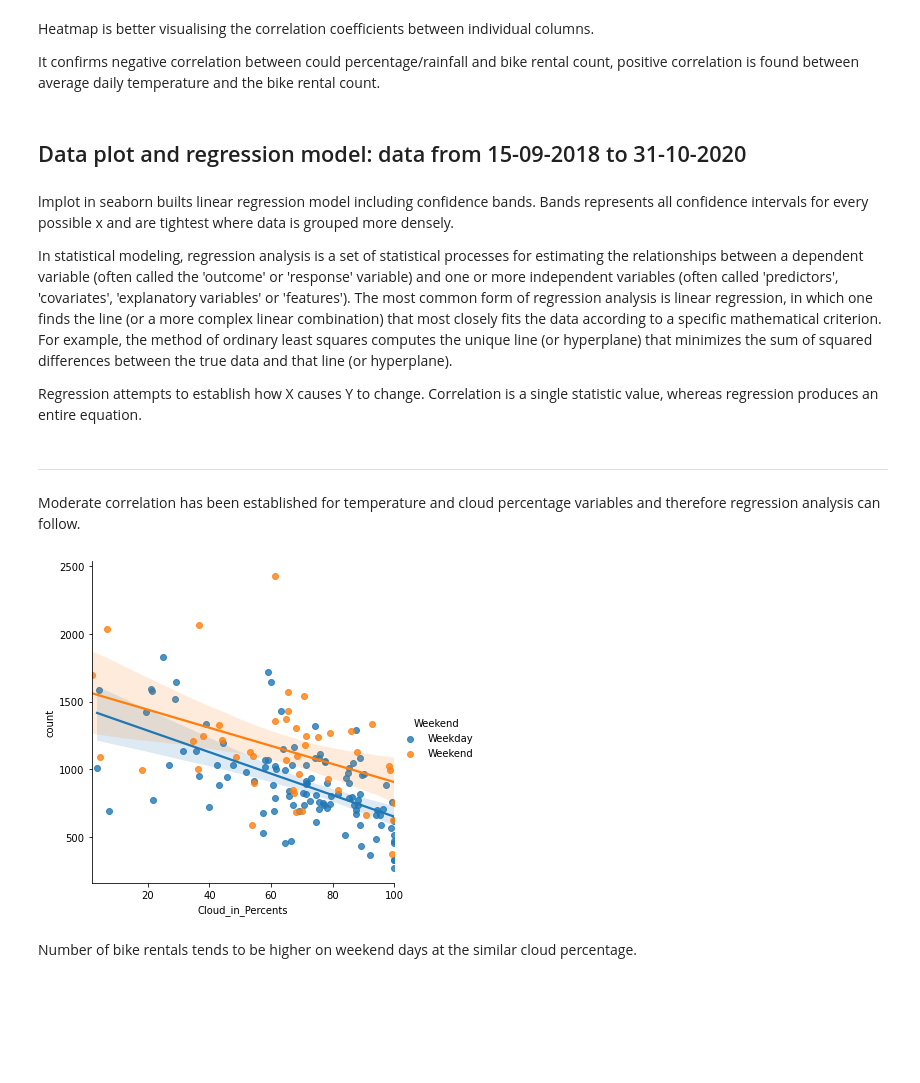
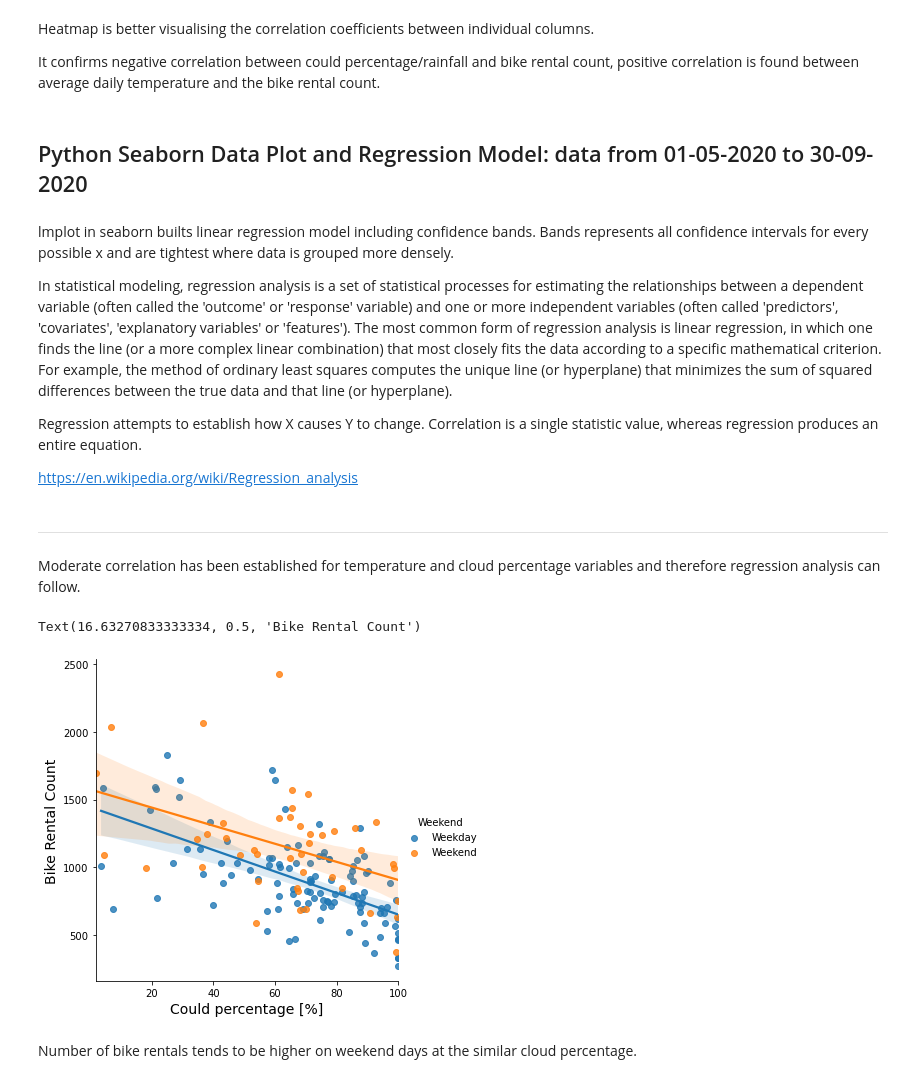
Before and after one commit to pvlasak/Engeto_Data_Academy_Python_Project, a Jupyter notebook: Engeto_Data_Academy_Python_Project.ipynb, the cells around one changed output. Saved outputs shown, nothing was run; the diff lists cells and outputs as text; code cells hidden in the pictures; blank space fills up the shorter version.

```diff
--- a/Engeto_Data_Academy_Python_Project.ipynb
+++ b/Engeto_Data_Academy_Python_Project.ipynb
@@ -741,7 +755,7 @@ Heatmap is better visualising the correlation coefficients between individual co
 
 It confirms negative correlation between could percentage/rainfall and bike rental count, positive correlation is found between average daily temperature and the bike rental count.
 # %% [markdown]
-Data plot and regression model: data from 15-09-2018 to 31-10-2020
+Python Seaborn Data Plot and Regression Model: data from 01-05-2020 to 30-09-2020
 --------------------------------------
 # %% [markdown]
 
@@ -752,6 +766,8 @@ In statistical modeling, regression analysis is a set of statistical processes f
 
 Regression attempts to establish how X causes Y to change.
 Correlation is a single statistic value, whereas regression produces an entire equation.
+
+https://en.wikipedia.org/wiki/Regression_analysis
 # %% [markdown]
 
 -----------------------------------------------------------------------------------------------------------------------------
@@ -760,8 +776,11 @@ Correlation is a single statistic value, whereas regression produces an entire e
 Moderate correlation has been established  for temperature and cloud percentage variables and therefore regression analysis can follow.
 # %%
 sns.lmplot(x="Cloud_in_Percents", y="count", hue="Weekend", data=df_correlation);
+plt.xlabel("Could percentage [%]", fontsize = 14)
+plt.ylabel("Bike Rental Count", fontsize = 14)
 # %% [output]
+Text(16.63270833333334, 0.5, 'Bike Rental Count')
-[figure, old version]
+[figure, new version]
 # %% [markdown]
 Number of bike rentals tends to be higher on weekend days at the similar cloud percentage.
 # %%
```
Also changed, not shown: parts of 24 cells of this notebook, 2 other files.
